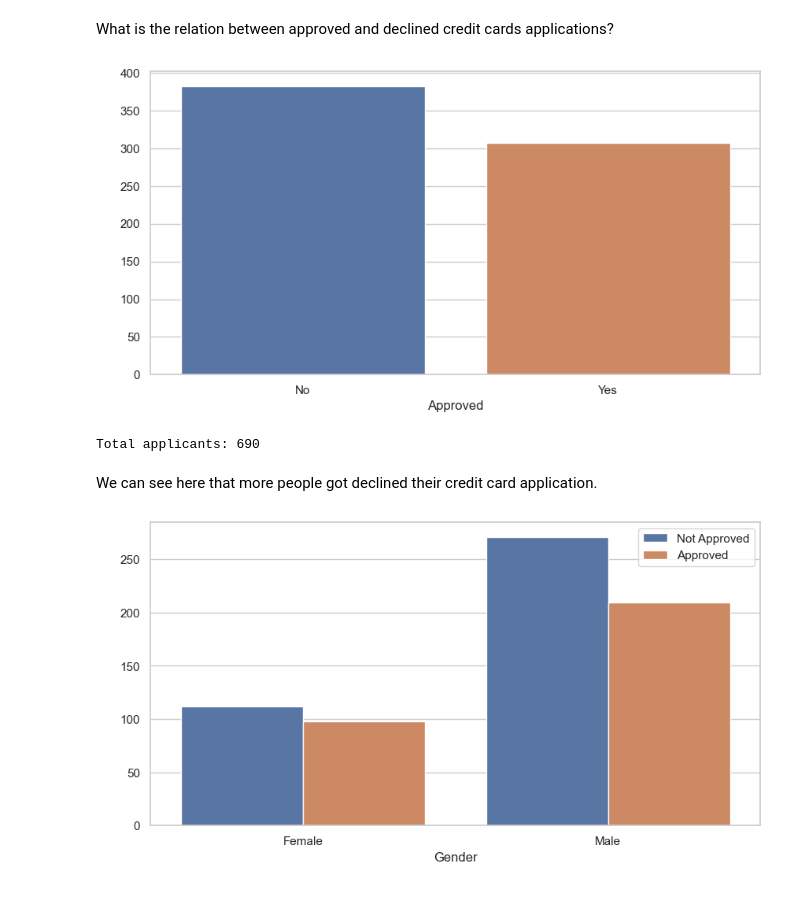
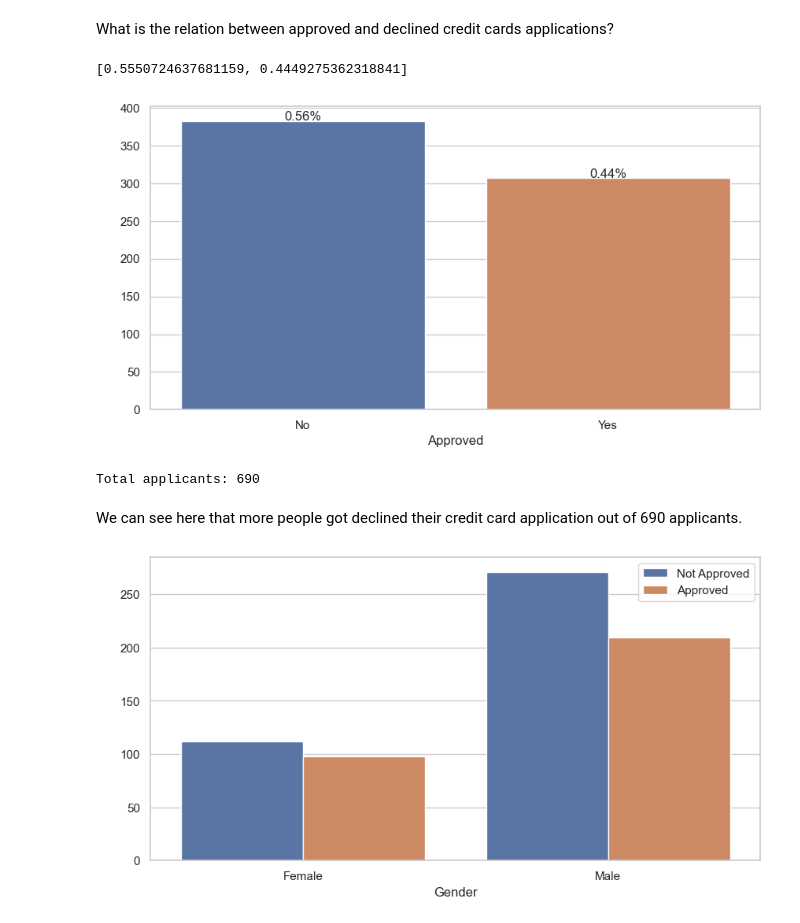
Before and after one commit to rcepedaraza/credit_card_story, a Jupyter notebook: notebook/Data Storytelling.ipynb, the cells around one changed output. Cells and saved outputs as stored; diff of their text form; code cells hidden in the pictures.

Commit message:
Add visualizations for approved credit card applications

```diff
--- a/notebook/Data Storytelling.ipynb
+++ b/notebook/Data Storytelling.ipynb
@@ -132,21 +132,31 @@ dataset.head()
 sns.set_theme(context="notebook", style="whitegrid")
 # %% [markdown]
 What is the relation between approved and declined credit cards applications?
+# %%
+percentages = [ 1-dataset["Approved"].mean(), dataset["Approved"].mean()]
+print(percentages)
+# %% [output]
+[0.5550724637681159, 0.4449275362318841]
 # %%
 fig, ax = plt.subplots(figsize=(10, 5))
 ax = sns.countplot(data=dataset,
                    x="Approved")
+patches = ax.patches
+for i in range(len(patches)):
+    x = patches[i].get_x() + patches[i].get_width() / 2
+    y = patches[i].get_height() + 0.5
+    ax.annotate("{:0.2f}%".format(percentages[i]), (x, y), ha="center")
 ax.set_xticklabels(["No", "Yes"])
 ax.set_ylabel(" ")
 plt.show()
 # %% [output]
-[figure, old version]
+[figure, new version]
 # %%
 print("Total applicants: {}".format(dataset.shape[0]))
 # %% [output]
 Total applicants: 690
 # %% [markdown]
-We can see here that more people  got declined their credit card application.
+We can see here that more people  got declined their credit card application out of 690 applicants.
 # %%
 fig, ax = plt.subplots(figsize=(10, 5))
 ax  = sns.countplot(data=dataset,
```
Also changed, not shown: parts of 8 cells of this notebook.
